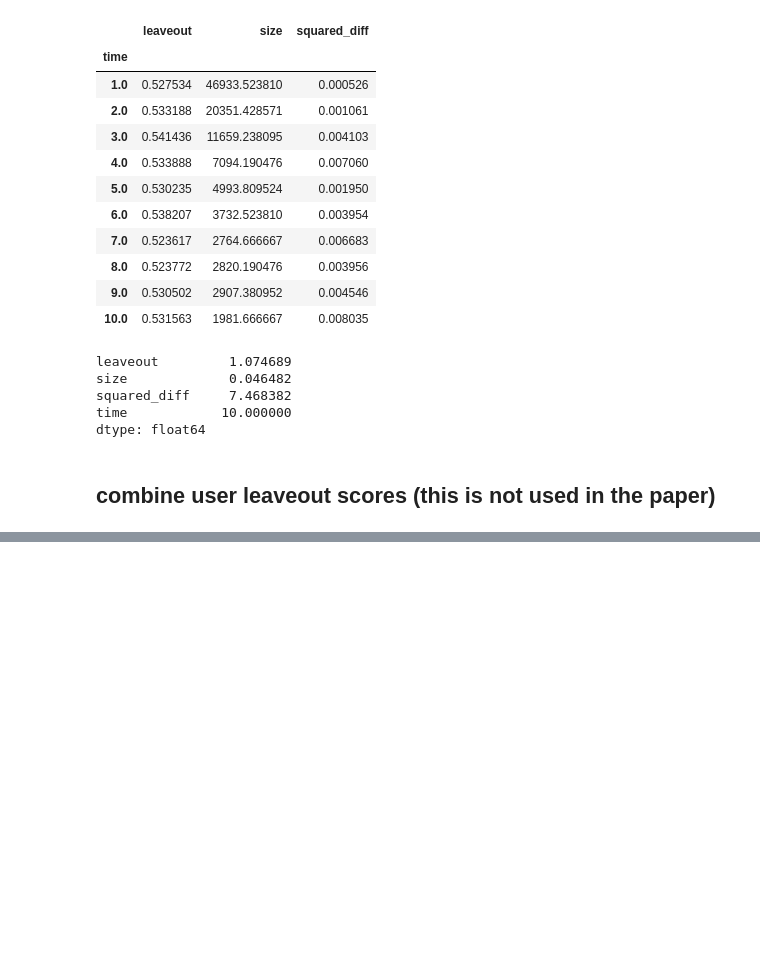
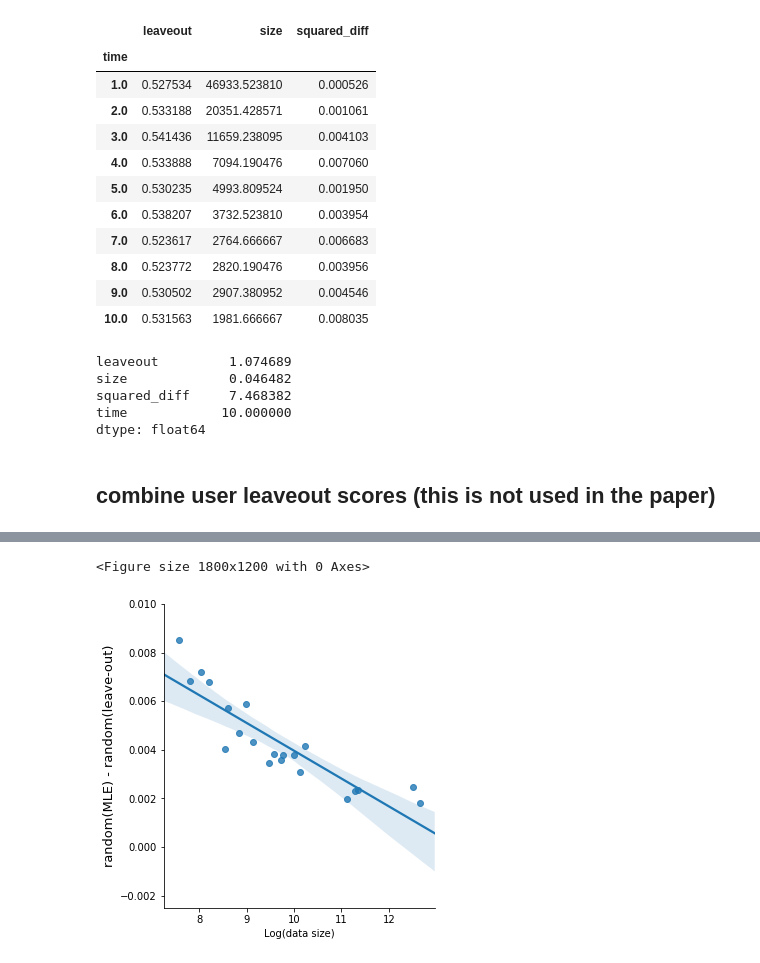
Before and after one commit to ddemszky/framing-twitter, a Jupyter notebook: polarization_measures/process output for plotting.ipynb, the cells around one changed output, grey strips where cells are left out. Cells and saved outputs as stored; diff of their text form; code cells hidden in the pictures; blank space fills up the shorter version.

```diff
--- a/polarization_measures/process output for plotting.ipynb
+++ b/polarization_measures/process output for plotting.ipynb
@@ -264,0 +294,10 @@ new.to_csv(TWEET_DIR + 'user_leaveouts.csv', index=False)
+# %%
+f = plt.figure(dpi=300)
+sns.lmplot('size', 'diff', data=diff)
+plt.xlabel('Log(data size)')
+plt.ylabel('random(MLE) - random(leave-out)', fontsize=13)
+plt.ylim(-0.0025, 0.01)
+plt.show()
+# %% [output]
+<Figure size 1800x1200 with 0 Axes>
+[figure, added]
```
Also changed, not shown: parts of 6 cells of this notebook, 11 other files.
